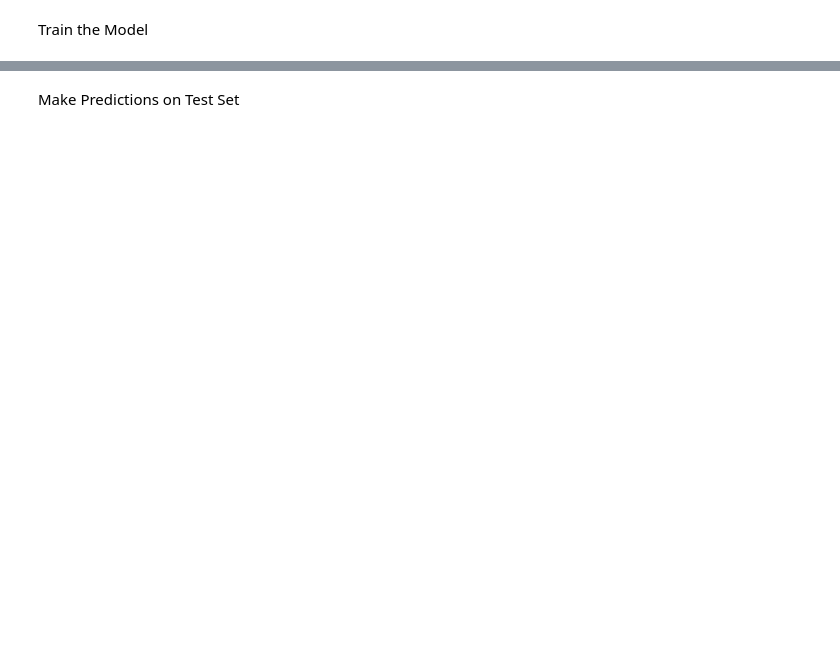
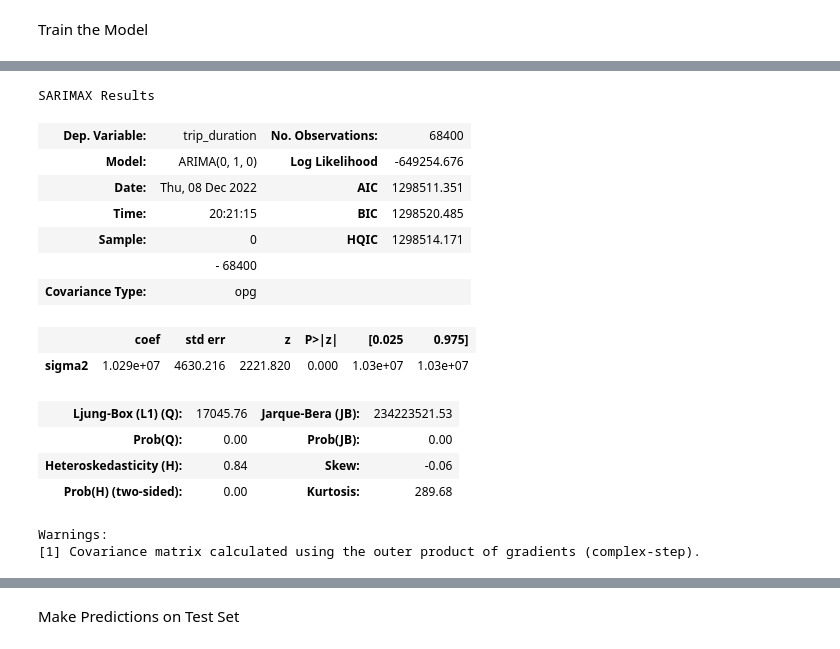
Before and after one commit to astrodestroyergithub/Divvy-Bike-Share, a Jupyter notebook: CODE/time_series_forecast_arima.ipynb, the cells around one changed output, grey strips where cells are left out. Drawn from its saved outputs; the diff is of its cells as text; code cells hidden in the pictures; blank space fills up the shorter version.

```diff
--- a/CODE/time_series_forecast_arima.ipynb
+++ b/CODE/time_series_forecast_arima.ipynb
@@ -150,0 +172,21 @@ Train the Model
+# %%
+model=ARIMA(train['trip_duration'],order=(0,1,0))
+model=model.fit()
+model.summary()
+# %% [output]
+SARIMAX Results
+| Dep. Variable: | trip_duration | No. Observations: | 68400 |
+| Model: | ARIMA(0, 1, 0) | Log Likelihood | -649254.676 |
+| Date: | Thu, 08 Dec 2022 | AIC | 1298511.351 |
+| Time: | 20:21:15 | BIC | 1298520.485 |
+| Sample: | 0 | HQIC | 1298514.171 |
+|  | - 68400 |  |  |
+| Covariance Type: | opg |  |  |
+|  | coef | std err | z | P>|z| | [0.025 | 0.975] |
+| sigma2 | 1.029e+07 | 4630.216 | 2221.820 | 0.000 | 1.03e+07 | 1.03e+07 |
+| Ljung-Box (L1) (Q): | 17045.76 | Jarque-Bera (JB): | 234223521.53 |
+| Prob(Q): | 0.00 | Prob(JB): | 0.00 |
+| Heteroskedasticity (H): | 0.84 | Skew: | -0.06 |
+| Prob(H) (two-sided): | 0.00 | Kurtosis: | 289.68 |
+Warnings:
+[1] Covariance matrix calculated using the outer product of gradients (complex-step).
```
Also changed, not shown: parts of 13 cells of this notebook.
